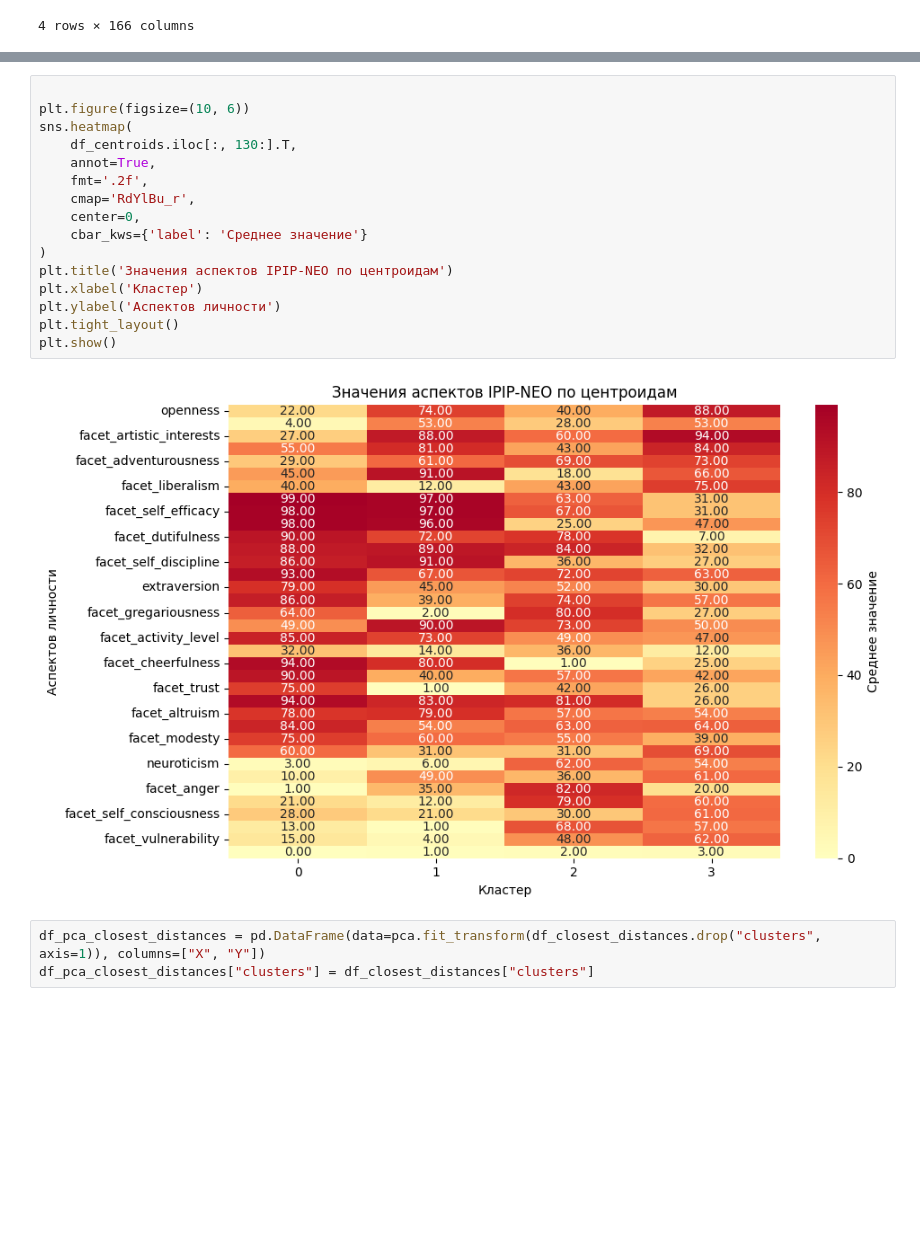
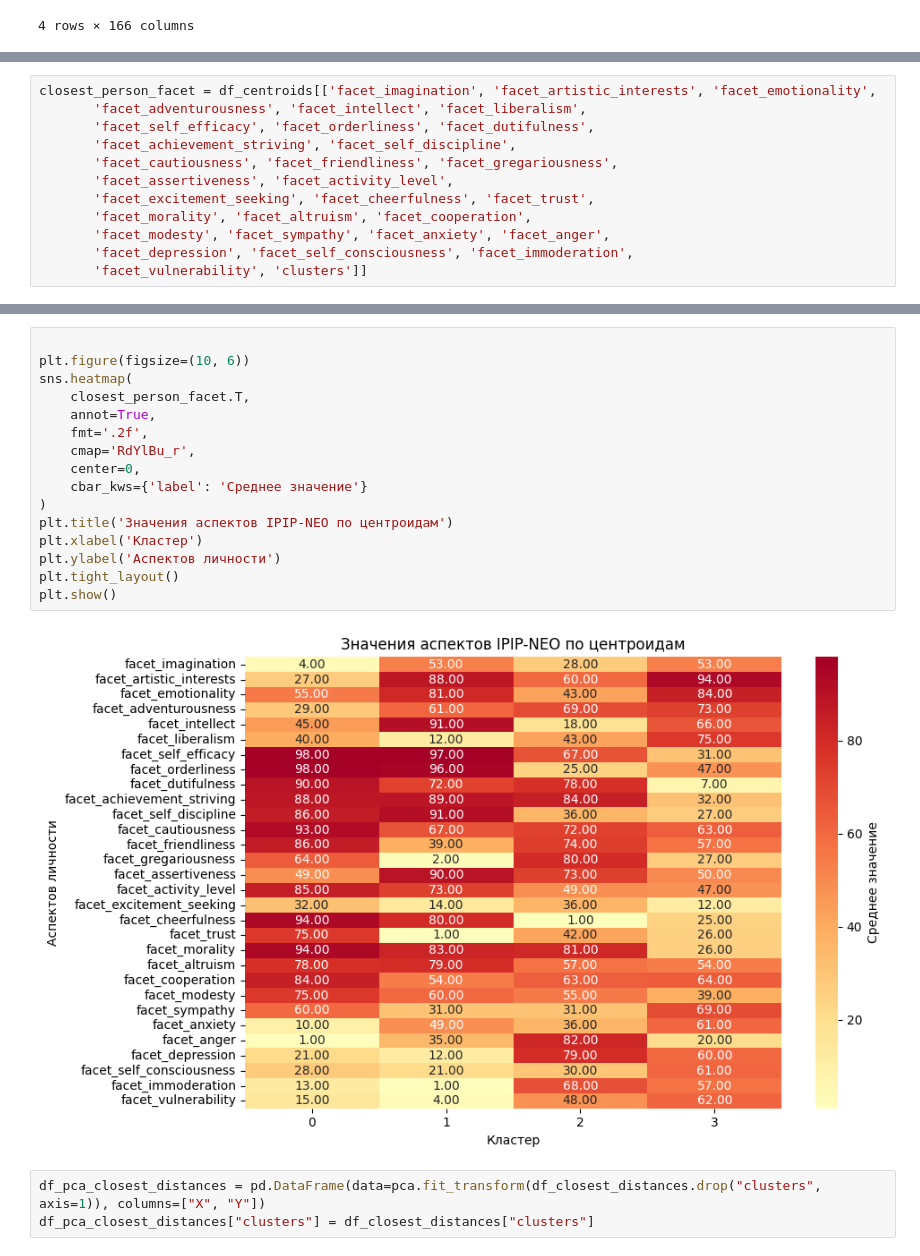
Before and after one commit to samiaFife/LLM-PersonaBench, a Jupyter notebook: notebooks/psychometric_clustering.ipynb, the cells around one changed output, grey strips where cells are left out. Drawn from its saved outputs; the diff is of its cells as text; blank space fills up the shorter version.

```diff
--- a/notebooks/psychometric_clustering.ipynb
+++ b/notebooks/psychometric_clustering.ipynb
@@ -283,0 +287,12 @@ df_centroids
+# %%
+closest_person_facet = df_centroids[['facet_imagination', 'facet_artistic_interests', 'facet_emotionality',
+       'facet_adventurousness', 'facet_intellect', 'facet_liberalism',
+       'facet_self_efficacy', 'facet_orderliness', 'facet_dutifulness',
+       'facet_achievement_striving', 'facet_self_discipline',
+       'facet_cautiousness', 'facet_friendliness', 'facet_gregariousness',
+       'facet_assertiveness', 'facet_activity_level',
+       'facet_excitement_seeking', 'facet_cheerfulness', 'facet_trust',
+       'facet_morality', 'facet_altruism', 'facet_cooperation',
+       'facet_modesty', 'facet_sympathy', 'facet_anxiety', 'facet_anger',
+       'facet_depression', 'facet_self_consciousness', 'facet_immoderation',
+       'facet_vulnerability', 'clusters']]
@@ -284,21 +314,21 @@ df_centroids
 # %%
 
 plt.figure(figsize=(10, 6))
 sns.heatmap(
-    df_centroids.iloc[:, 130:].T,
+    closest_person_facet.T,
     annot=True,
     fmt='.2f',
     cmap='RdYlBu_r',
     center=0,
     cbar_kws={'label': 'Среднее значение'}
 )
 plt.title('Значения аспектов IPIP-NEO по центроидам')
 plt.xlabel('Кластер')
 plt.ylabel('Аспектов личности')
 plt.tight_layout()
 plt.show()
 # %% [output]
-[figure, old version]
+[figure, new version]
 # %%
 df_pca_closest_distances = pd.DataFrame(data=pca.fit_transform(df_closest_distances.drop("clusters", axis=1)), columns=["X", "Y"])
 df_pca_closest_distances["clusters"] = df_closest_distances["clusters"]
```
Also changed, not shown: parts of 13 cells of this notebook, 6 other files.
